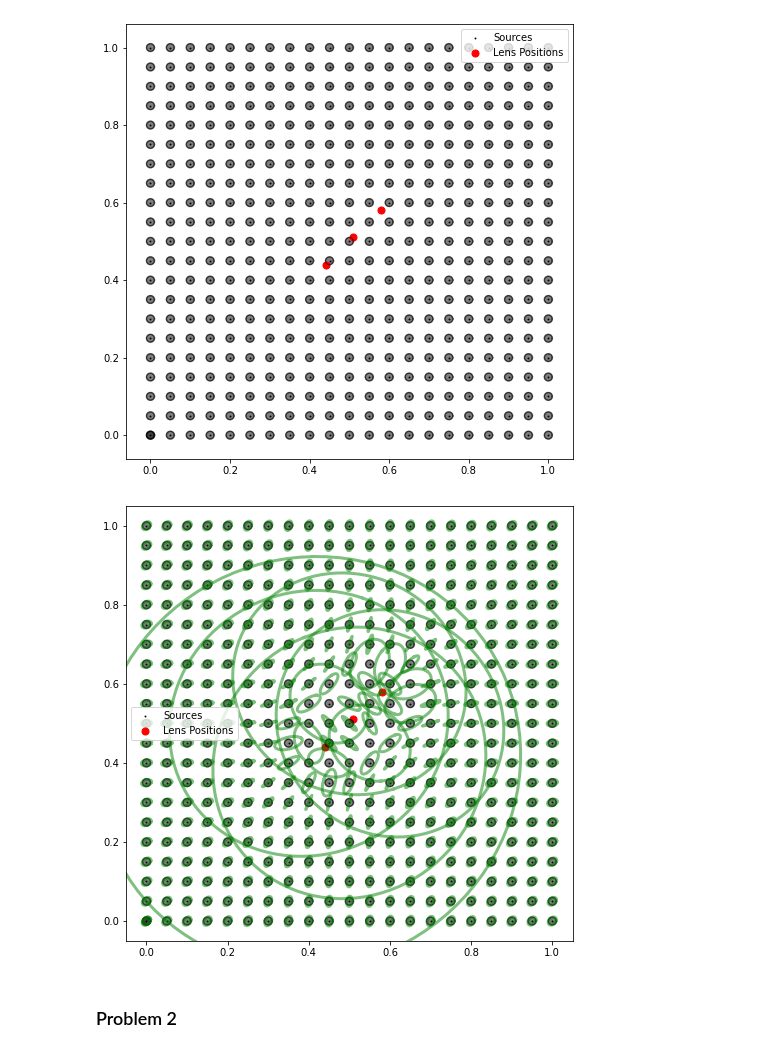
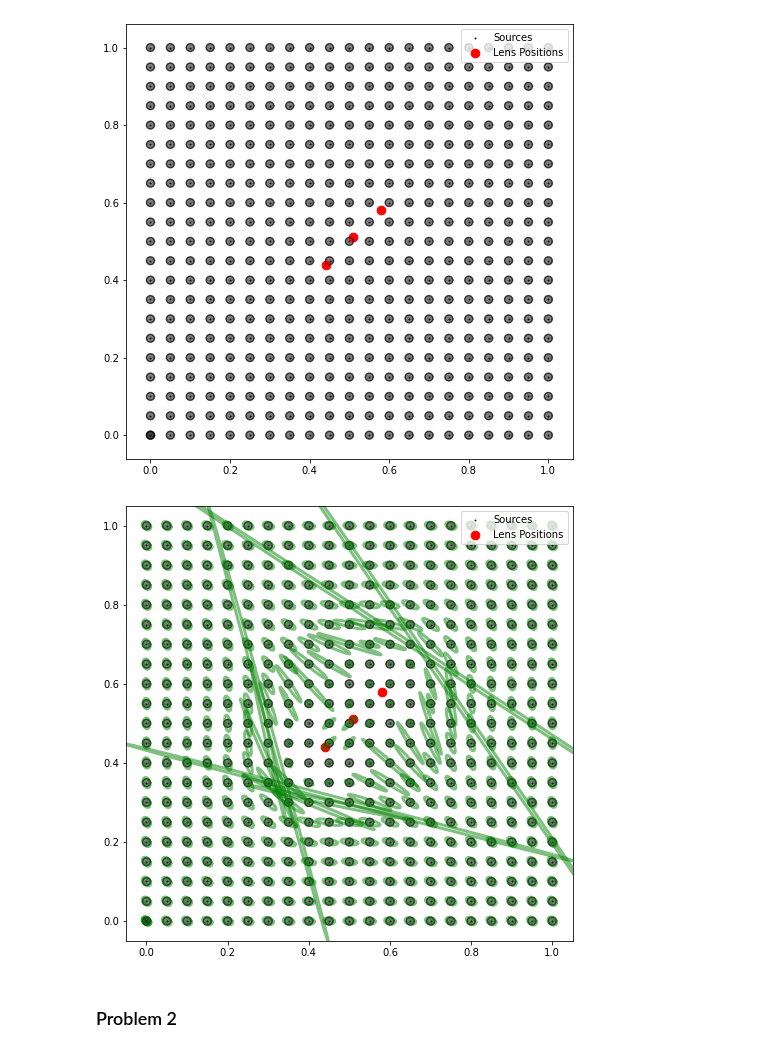
Before and after one commit to tylerbarna/AST8110, a Jupyter notebook: pset06/pset06.ipynb, the cells around one changed output. Drawn from its saved outputs; the diff is of its cells as text; code cells hidden in the pictures.

```diff
--- a/pset06/pset06.ipynb
+++ b/pset06/pset06.ipynb
@@ -170,37 +171,38 @@ def kappa(source):
     """
     kap = [b/(2*rad) for rad in R(source)]
     return np.sum(kap)
 
 def shear(source):
     gamma1, gamma2 = gamma(source)
     g1 = gamma1 / (1 - kappa(source))
     g2 = gamma2 / (1 - kappa(source))
     return g1, g2
 
 def plot_shear(x, y):
     g1, g2 = shear([x,y])
     t = np.linspace(0, 2*np.pi, 100)
     source = np.array([sr * np.cos(t), sr * np.sin(t)])
     trans_matrix = np.array([[1-g1, -g2],
                              [-g2, 1+g1]])
     image = np.zeros((2,source.shape[1]))
+
     for i in range(source.shape[1]):
-        image[:,i] = np.dot(trans_matrix,source[:,i])
+        image[:,i] = np.dot(inv(trans_matrix),source[:,i])
     x1, y1 = x + image[0,:], y + image[1,:]
     ax.plot(x1, y1, color="g", alpha=0.5,lw=3)
 plot_shear = np.vectorize(plot_shear)
 
 fig, ax = plt.subplots(figsize=(8,8),facecolor="w")
 ax.scatter(xx, yy,  color="k",s=0.8, label="Sources");
 ps(xx,yy) ## plot the original source positions
 plot_shear(xx,yy) ## plot the shear
-ax.scatter(lens_xy[:,0], lens_xy[:,1], color="r", s=50, label="Lens Positions"); ## plot the lens positions
+ax.scatter(lens_xy[:,0], lens_xy[:,1], color="r", s=75, label="Lens Positions"); ## plot the lens positions
 ax.set_xlim(-0.05,1.05); ax.set_ylim(-0.05,1.05)
 
-ax.legend()
+ax.legend(loc="upper right")
 plt.show();
 # %% [output]
-[figure, old version]
+[figure, new version]
 # %% [markdown]
 ### Problem 2
 # %% [markdown]
```
Also changed, not shown: parts of 3 cells of this notebook.
